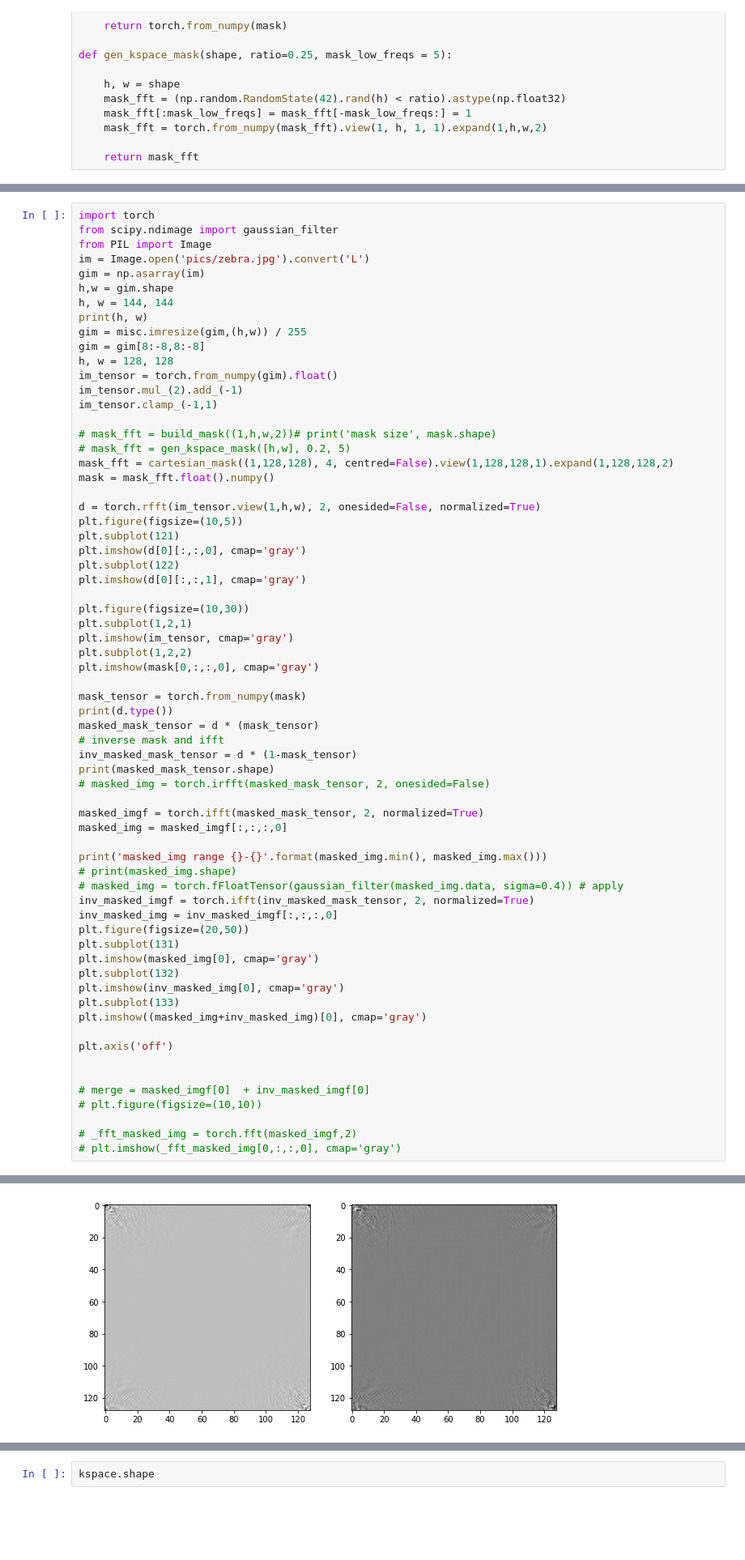
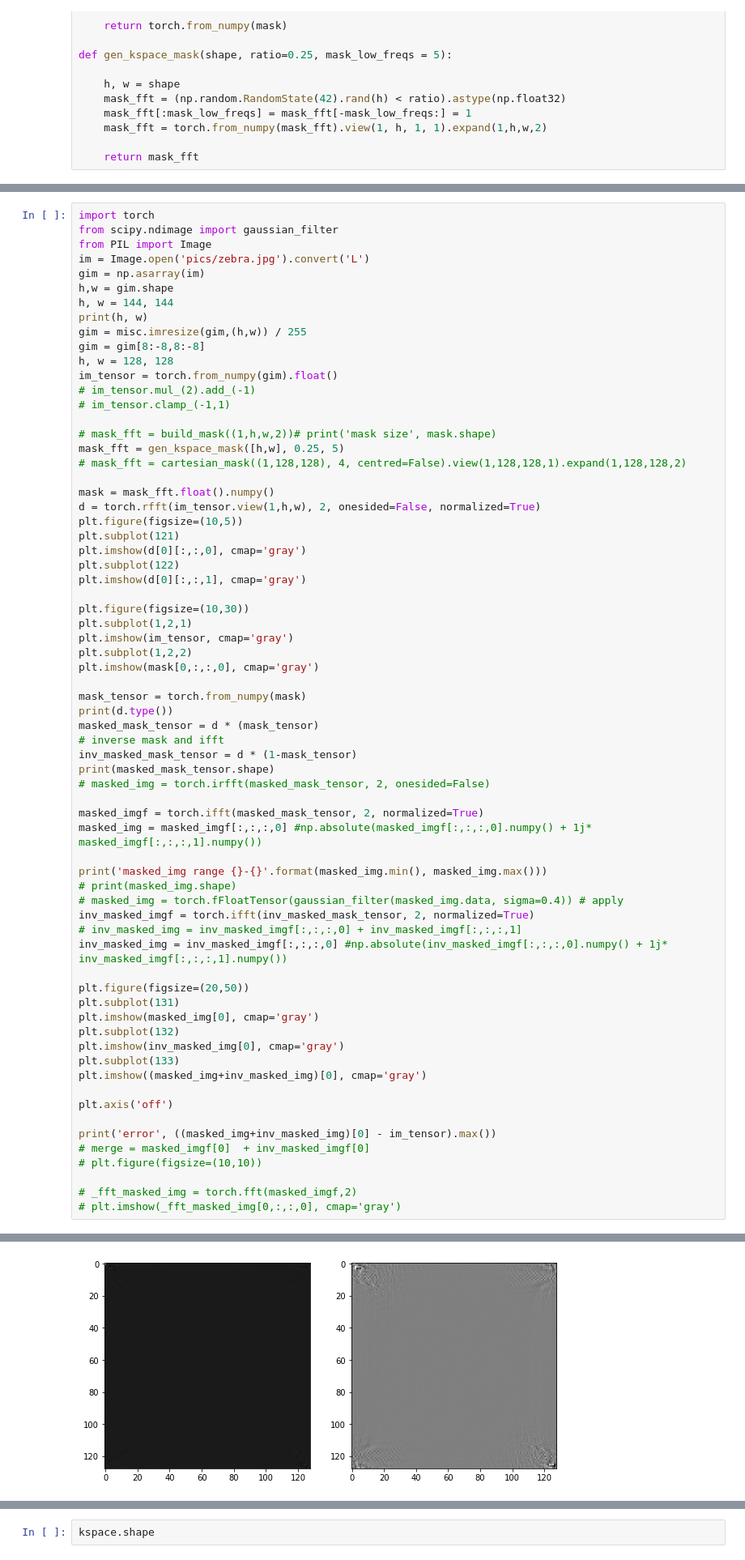
Before and after one commit to facebookresearch/active-mri-acquisition, a Jupyter notebook: small_tests.ipynb, the cells around one changed output, grey strips where cells are left out. Shown at 81% size. Cells and saved outputs as stored; diff of their text form; blank space fills up the shorter version.

```diff
--- a/small_tests.ipynb
+++ b/small_tests.ipynb
@@ -167,14 +197,14 @@ gim = misc.imresize(gim,(h,w)) / 255
 gim = gim[8:-8,8:-8]
 h, w = 128, 128
 im_tensor = torch.from_numpy(gim).float()
-im_tensor.mul_(2).add_(-1)
-im_tensor.clamp_(-1,1)
+# im_tensor.mul_(2).add_(-1)
+# im_tensor.clamp_(-1,1)
 
 # mask_fft = build_mask((1,h,w,2))# print('mask size', mask.shape)
-# mask_fft = gen_kspace_mask([h,w], 0.2, 5)
-mask_fft = cartesian_mask((1,128,128), 4, centred=False).view(1,128,128,1).expand(1,128,128,2)
+mask_fft = gen_kspace_mask([h,w], 0.25, 5)
+# mask_fft = cartesian_mask((1,128,128), 4, centred=False).view(1,128,128,1).expand(1,128,128,2)
+
 mask = mask_fft.float().numpy()
-
 d = torch.rfft(im_tensor.view(1,h,w), 2, onesided=False, normalized=True)
 plt.figure(figsize=(10,5))
 plt.subplot(121)
@@ -197,13 +227,15 @@ print(masked_mask_tensor.shape)
 # masked_img = torch.irfft(masked_mask_tensor, 2, onesided=False)
 
 masked_imgf = torch.ifft(masked_mask_tensor, 2, normalized=True)
-masked_img = masked_imgf[:,:,:,0]
+masked_img = masked_imgf[:,:,:,0] #np.absolute(masked_imgf[:,:,:,0].numpy() + 1j* masked_imgf[:,:,:,1].numpy())
 
 print('masked_img range {}-{}'.format(masked_img.min(), masked_img.max()))
 # print(masked_img.shape)
 # masked_img = torch.fFloatTensor(gaussian_filter(masked_img.data, sigma=0.4)) # apply
 inv_masked_imgf = torch.ifft(inv_masked_mask_tensor, 2, normalized=True)
-inv_masked_img = inv_masked_imgf[:,:,:,0]
+# inv_masked_img = inv_masked_imgf[:,:,:,0] + inv_masked_imgf[:,:,:,1]
+inv_masked_img = inv_masked_imgf[:,:,:,0] #np.absolute(inv_masked_imgf[:,:,:,0].numpy() + 1j* inv_masked_imgf[:,:,:,1].numpy())
+
 plt.figure(figsize=(20,50))
 plt.subplot(131)
 plt.imshow(masked_img[0], cmap='gray')
@@ -214,7 +246,7 @@ plt.imshow((masked_img+inv_masked_img)[0], cmap='gray')
 
 plt.axis('off')
 
-
+print('error', ((masked_img+inv_masked_img)[0] - im_tensor).max())
 # merge = masked_imgf[0]  + inv_masked_imgf[0]
 # plt.figure(figsize=(10,10))
 
@@ -232 +265 @@ Use ``skimage.transform.resize`` instead.
-[figure, old version]
+[figure, new version]
```
Also changed, not shown: parts of 16 cells of this notebook, 48 other files.
